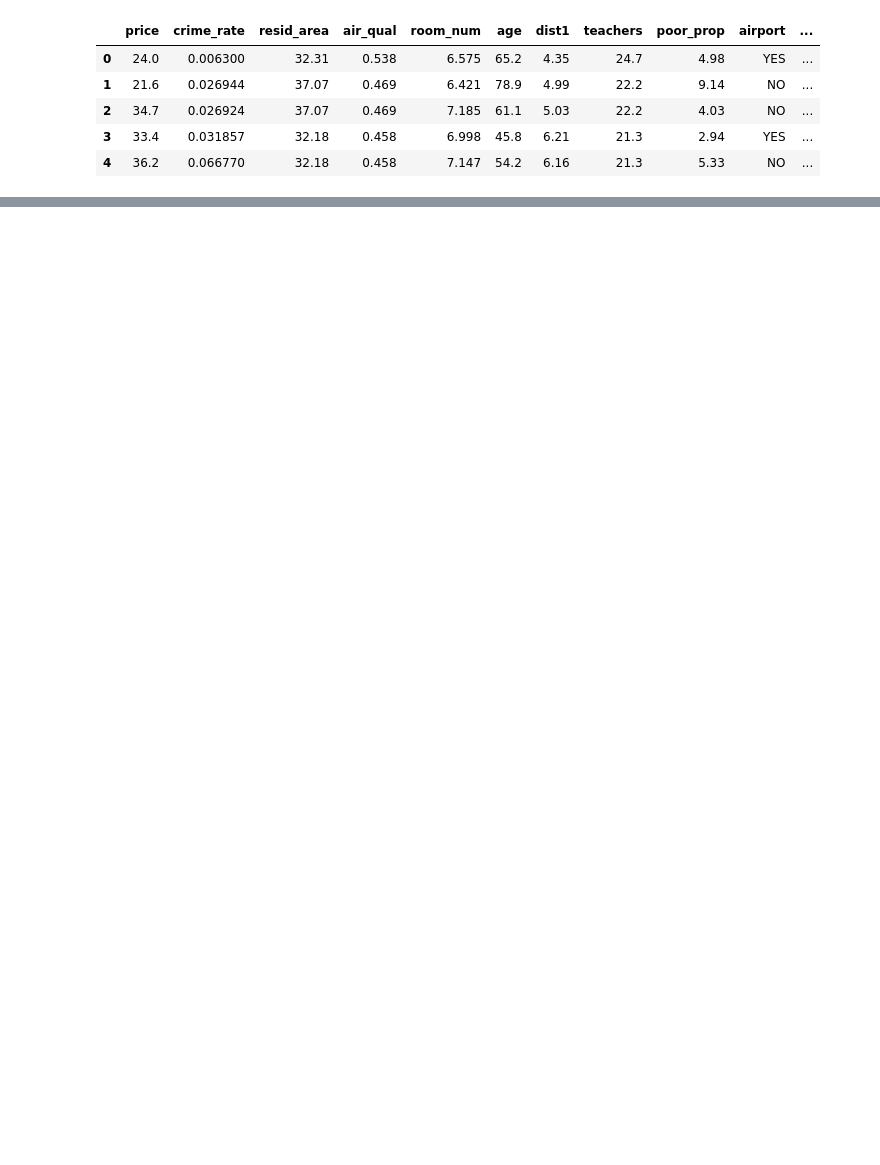
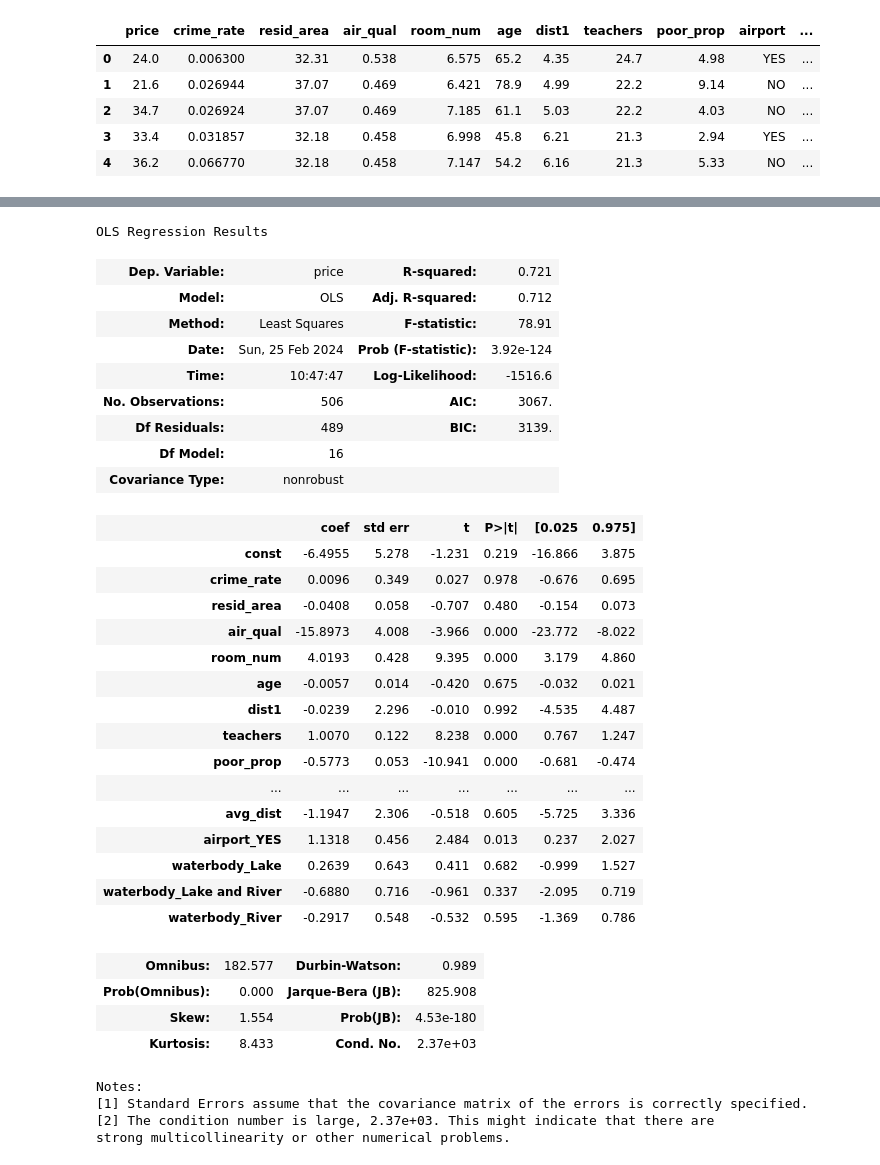
Before and after one commit to RodriNico2206/Data-science-s-projects, a Jupyter notebook: Houses_price_analysis.ipynb, the cells around one changed output, grey strips where cells are left out. Drawn from its saved outputs; the diff is of its cells as text; code cells hidden in the pictures; blank space fills up the shorter version.

```diff
--- a/Houses_price_analysis.ipynb
+++ b/Houses_price_analysis.ipynb
@@ -308,0 +313,3 @@ df.head()
+# %%
+X = sn.add_constant( df['room_num'] )
+lm = sn.OLS( df['price'], X ).fit()
@@ -308,0 +412,3 @@ df.head()
+# %%
+#create X multivariable
+X_multi = df.drop('price', axis = 1)
@@ -308,0 +424,4 @@ df.head()
+# %%
+y_multi = df['price']
+# %%
+X_multi_cons = sn.add_constant( X_multi )
@@ -308,0 +438,39 @@ df.head()
+# %%
+#create object lm_multi and we adjust model
+lm_multi = sn.OLS( y_multi, X_multi_cons ).fit()
+lm_multi.summary()
+# %% [output]
+OLS Regression Results
+| Dep. Variable: | price | R-squared: | 0.721 |
+| Model: | OLS | Adj. R-squared: | 0.712 |
+| Method: | Least Squares | F-statistic: | 78.91 |
+| Date: | Sun, 25 Feb 2024 | Prob (F-statistic): | 3.92e-124 |
+| Time: | 10:47:47 | Log-Likelihood: | -1516.6 |
+| No. Observations: | 506 | AIC: | 3067. |
+| Df Residuals: | 489 | BIC: | 3139. |
+| Df Model: | 16 |  |  |
+| Covariance Type: | nonrobust |  |  |
+|  | coef | std err | t | P>|t| | [0.025 | 0.975] |
+| const | -6.4955 | 5.278 | -1.231 | 0.219 | -16.866 | 3.875 |
+| crime_rate | 0.0096 | 0.349 | 0.027 | 0.978 | -0.676 | 0.695 |
+| resid_area | -0.0408 | 0.058 | -0.707 | 0.480 | -0.154 | 0.073 |
+| air_qual | -15.8973 | 4.008 | -3.966 | 0.000 | -23.772 | -8.022 |
+| room_num | 4.0193 | 0.428 | 9.395 | 0.000 | 3.179 | 4.860 |
+| age | -0.0057 | 0.014 | -0.420 | 0.675 | -0.032 | 0.021 |
+| dist1 | -0.0239 | 2.296 | -0.010 | 0.992 | -4.535 | 4.487 |
+| teachers | 1.0070 | 0.122 | 8.238 | 0.000 | 0.767 | 1.247 |
+| poor_prop | -0.5773 | 0.053 | -10.941 | 0.000 | -0.681 | -0.474 |
+| ... | ... | ... | ... | ... | ... | ... |
+| avg_dist | -1.1947 | 2.306 | -0.518 | 0.605 | -5.725 | 3.336 |
+| airport_YES | 1.1318 | 0.456 | 2.484 | 0.013 | 0.237 | 2.027 |
+| waterbody_Lake | 0.2639 | 0.643 | 0.411 | 0.682 | -0.999 | 1.527 |
+| waterbody_Lake and River | -0.6880 | 0.716 | -0.961 | 0.337 | -2.095 | 0.719 |
+| waterbody_River | -0.2917 | 0.548 | -0.532 | 0.595 | -1.369 | 0.786 |
+| Omnibus: | 182.577 | Durbin-Watson: | 0.989 |
+| Prob(Omnibus): | 0.000 | Jarque-Bera (JB): | 825.908 |
+| Skew: | 1.554 | Prob(JB): | 4.53e-180 |
+| Kurtosis: | 8.433 | Cond. No. | 2.37e+03 |
+Notes:
+[1] Standard Errors assume that the covariance matrix of the errors is correctly specified.
+[2] The condition number is large, 2.37e+03. This might indicate that there are
+strong multicollinearity or other numerical problems.
```
Also changed, not shown: parts of 37 cells of this notebook.
